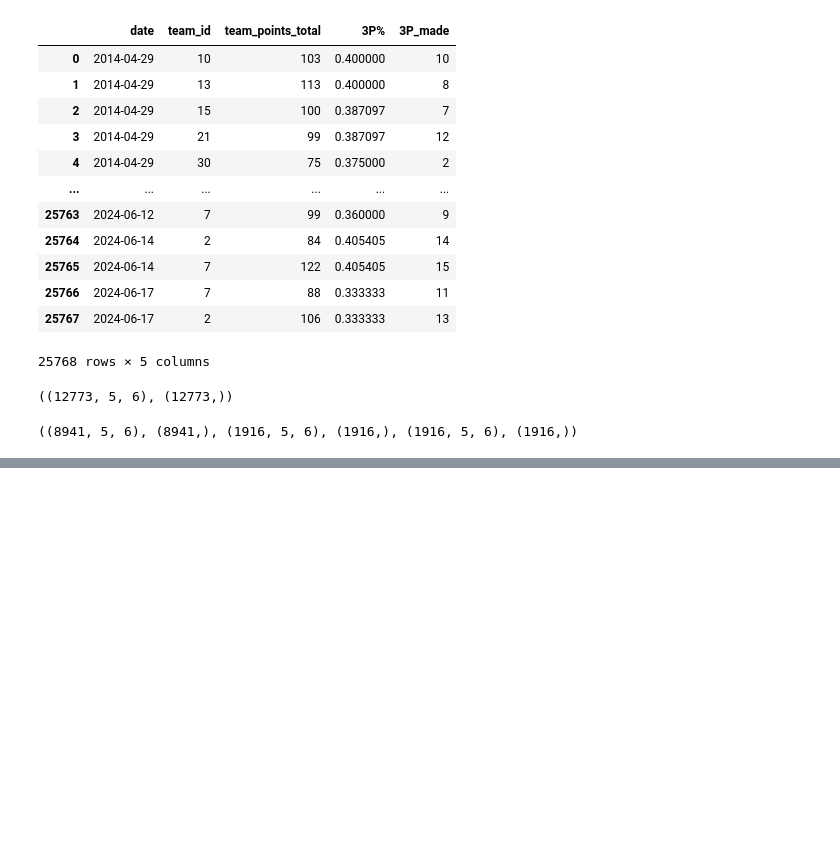
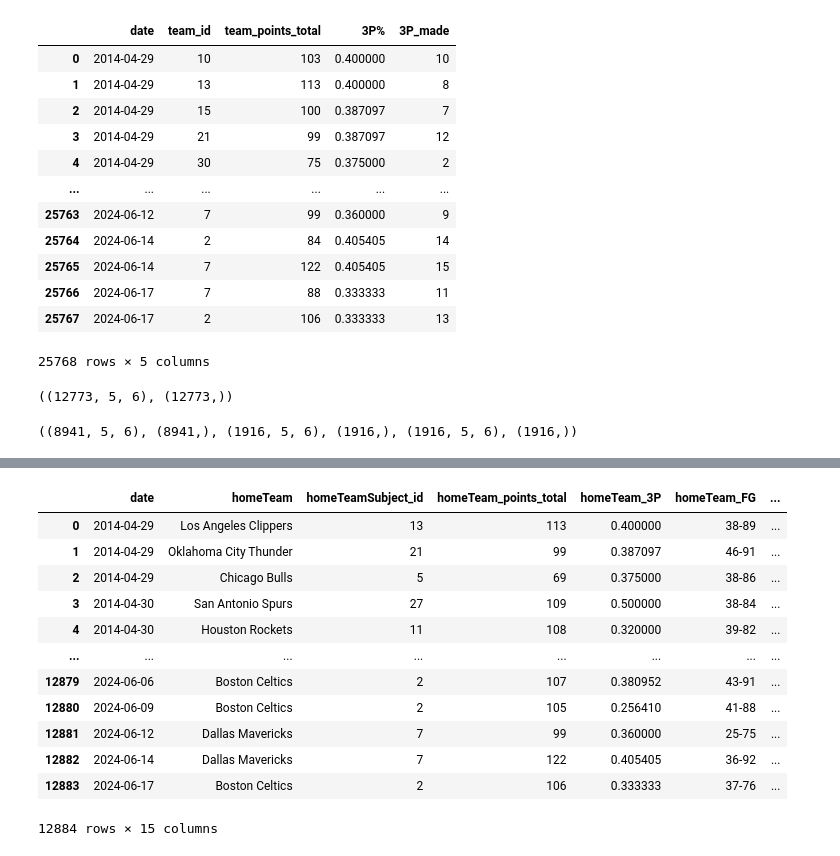
Before and after one commit to maxbraith/NBAModel, a Jupyter notebook: NBAModel/TimeSeriesML/timeSeriesWinner.ipynb, the cells around one changed output, grey strips where cells are left out. Cells and saved outputs as stored; diff of their text form; code cells hidden in the pictures; blank space fills up the shorter version.

Commit message:
added FG and FG% columns, 60% accuracy

```diff
--- a/NBAModel/TimeSeriesML/timeSeriesWinner.ipynb
+++ b/NBAModel/TimeSeriesML/timeSeriesWinner.ipynb
@@ -909,0 +904,28 @@ print(accuracy_score(y3_test, y_pred_binary))
+# %%
+dfLim4 = dfLim3.copy()  # Copy the original DataFrame
+
+# Get the position of 'homeTeam_3P'
+position = dfLim4.columns.get_loc('homeTeam_3P')
+
+# Insert 'homeTeam_FG' after 'shomeTeam_3P'
+dfLim4.insert(position + 1, 'homeTeam_FG', df['homeTeam_FG'])
+
+position2 = dfLim4.columns.get_loc('awayTeam_3P')
+# Insert 'awayTeam_FG' right after 'awayTeam_3P'
+dfLim4.insert(position2 + 1, 'awayTeam_FG', df['awayTeam_FG'])
+
+dfLim4
+# %% [output]
+|  | date | homeTeam | homeTeamSubject_id | homeTeam_points_total | homeTeam_3P | homeTeam_FG | ... |
+| 0 | 2014-04-29 | Los Angeles Clippers | 13 | 113 | 0.400000 | 38-89 | ... |
+| 1 | 2014-04-29 | Oklahoma City Thunder | 21 | 99 | 0.387097 | 46-91 | ... |
+| 2 | 2014-04-29 | Chicago Bulls | 5 | 69 | 0.375000 | 38-86 | ... |
+| 3 | 2014-04-30 | San Antonio Spurs | 27 | 109 | 0.500000 | 38-84 | ... |
+| 4 | 2014-04-30 | Houston Rockets | 11 | 108 | 0.320000 | 39-82 | ... |
+| ... | ... | ... | ... | ... | ... | ... | ... |
+| 12879 | 2024-06-06 | Boston Celtics | 2 | 107 | 0.380952 | 43-91 | ... |
+| 12880 | 2024-06-09 | Boston Celtics | 2 | 105 | 0.256410 | 41-88 | ... |
+| 12881 | 2024-06-12 | Dallas Mavericks | 7 | 99 | 0.360000 | 25-75 | ... |
+| 12882 | 2024-06-14 | Dallas Mavericks | 7 | 122 | 0.405405 | 36-92 | ... |
+| 12883 | 2024-06-17 | Boston Celtics | 2 | 106 | 0.333333 | 37-76 | ... |
+12884 rows × 15 columns
```
Also changed, not shown: parts of 13 cells of this notebook.
